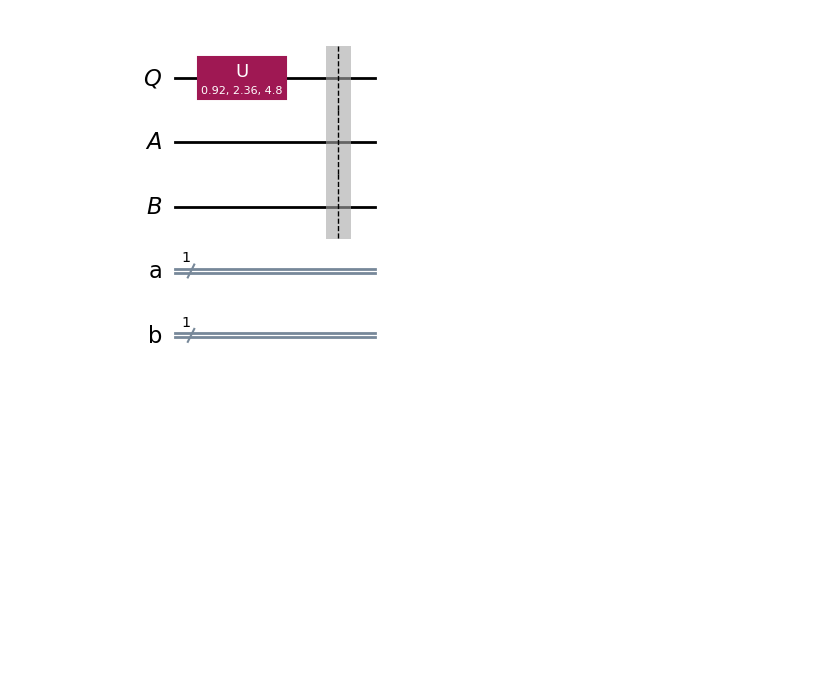
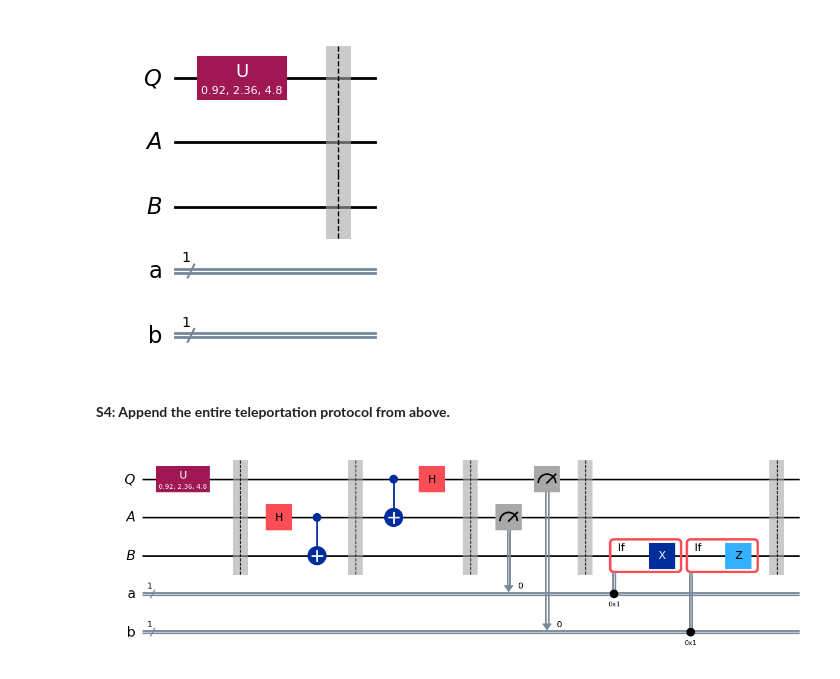
Before and after one commit to JayZeus999/IBM-Quantum-Learning, a Jupyter notebook: QM-Courses/quantum-teleportation.ipynb, the cells around one changed output. Drawn from its saved outputs; the diff is of its cells as text; code cells hidden in the pictures; blank space fills up the shorter version.

Commit message:
Append the entire teleportation protocol from above

```diff
--- a/QM-Courses/quantum-teleportation.ipynb
+++ b/QM-Courses/quantum-teleportation.ipynb
@@ -140,3 +140,12 @@ test.barrier()
 test.draw(output="mpl")
 # %% [output]
 [figure]
+# %% [markdown]
+**S4: Append the entire teleportation protocol from above.**
+# %%
+test = test.compose(protocol)
+test.barrier()
+
+display(test.draw(output="mpl"))
+# %% [output]
+[figure, added]
```
